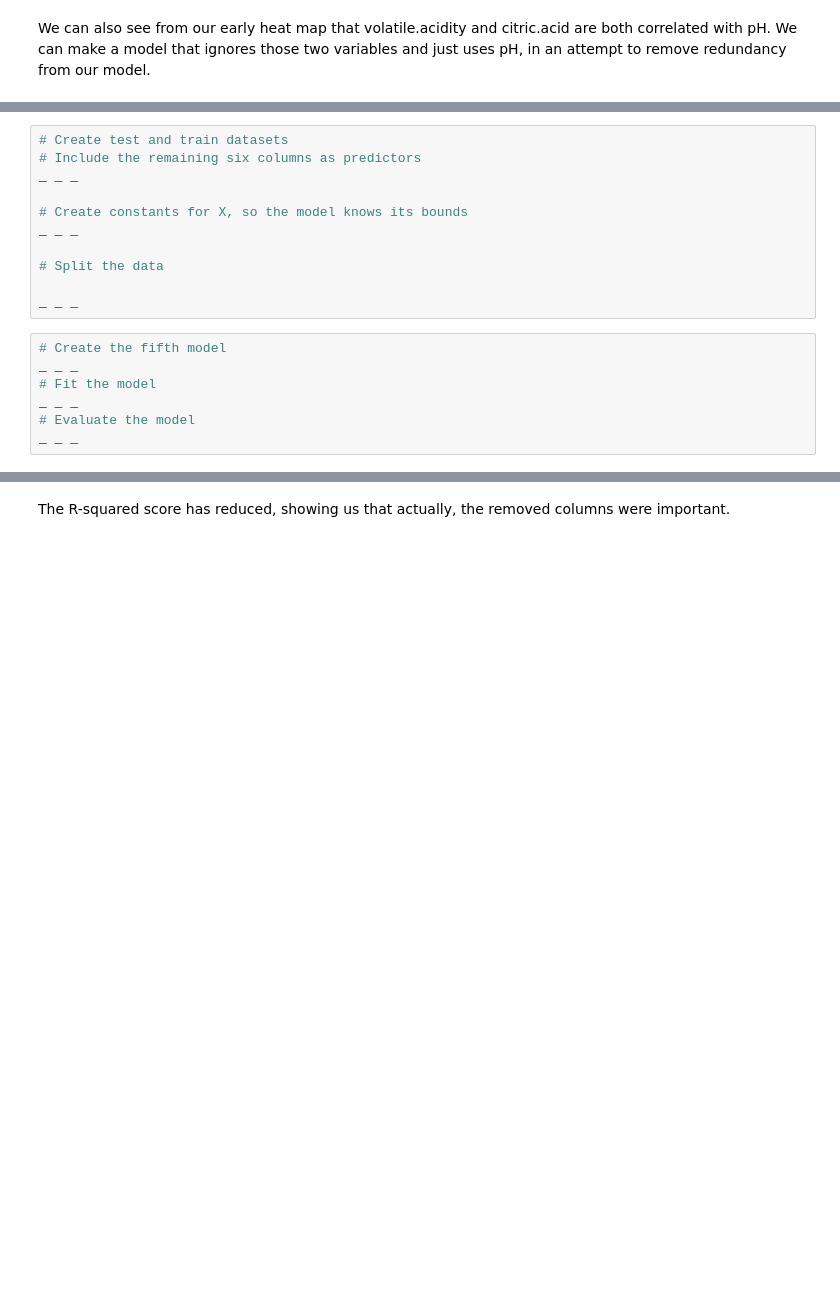
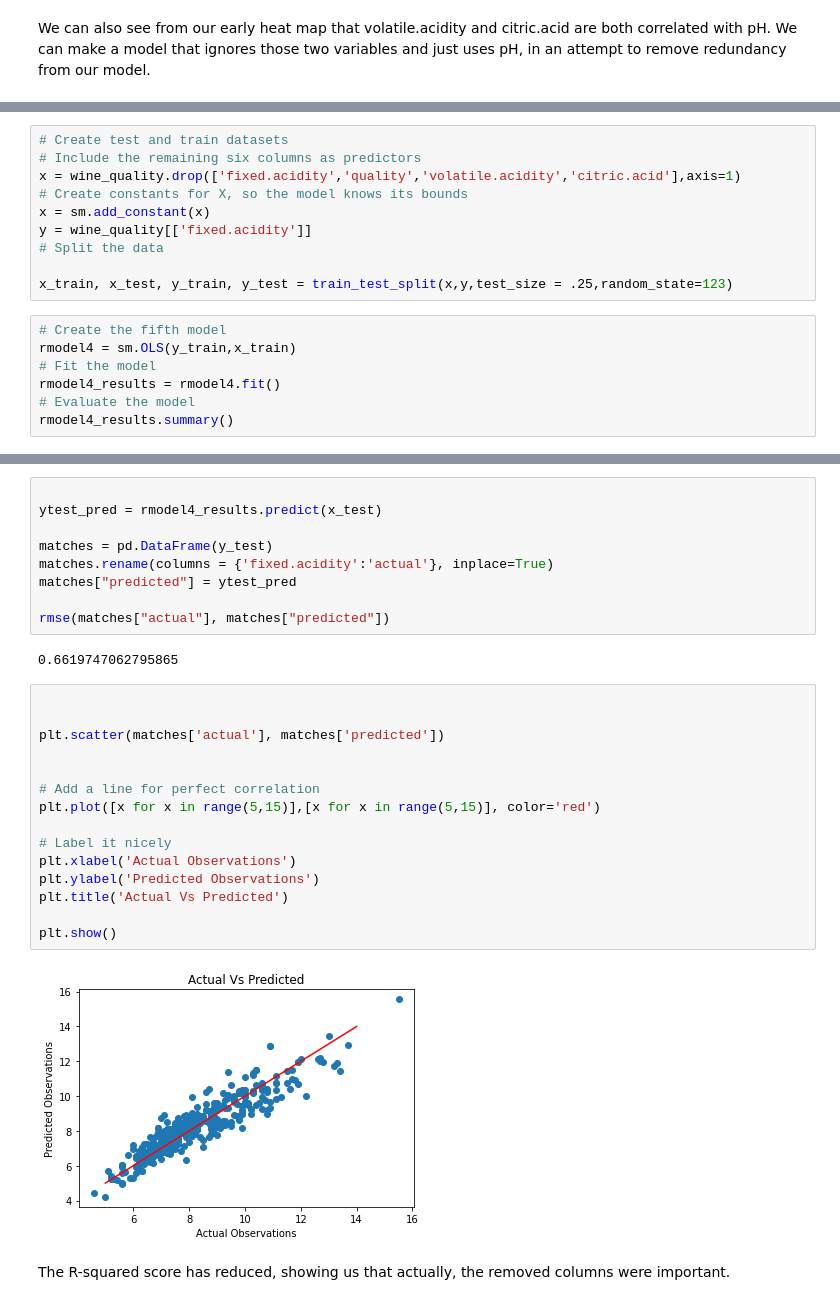
Before and after one commit to stevepereira91/Springboard-Coursework, a Jupyter notebook: Springboard Regression Case Study - the Red Wine Dataset - Tier 3.ipynb, the cells around one changed output, grey strips where cells are left out. Saved outputs shown, nothing was run; the diff lists cells and outputs as text; blank space fills up the shorter version.

```diff
--- a/Springboard Regression Case Study - the Red Wine Dataset - Tier 3.ipynb
+++ b/Springboard Regression Case Study - the Red Wine Dataset - Tier 3.ipynb
@@ -509,18 +615,17 @@ We can also see from our early heat map that volatile.acidity and citric.acid ar
 # %%
 # Create test and train datasets
 # Include the remaining six columns as predictors
-_ _ _
-
+x = wine_quality.drop(['fixed.acidity','quality','volatile.acidity','citric.acid'],axis=1)
 # Create constants for X, so the model knows its bounds
-_ _ _
-
+x = sm.add_constant(x)
+y = wine_quality[['fixed.acidity']]
 # Split the data
 
-_ _ _
+x_train, x_test, y_train, y_test = train_test_split(x,y,test_size = .25,random_state=123)
 # %%
 # Create the fifth model
-_ _ _
+rmodel4 = sm.OLS(y_train,x_train)
 # Fit the model
-_ _ _
+rmodel4_results = rmodel4.fit()
 # Evaluate the model
-_ _ _
+rmodel4_results.summary()
@@ -527,3 +662,31 @@ _ _ _
+# %%
+
+ytest_pred = rmodel4_results.predict(x_test)
+
+matches = pd.DataFrame(y_test)
+matches.rename(columns = {'fixed.acidity':'actual'}, inplace=True)
+matches["predicted"] = ytest_pred
+
+rmse(matches["actual"], matches["predicted"])
+# %% [output]
+0.6619747062795865
+# %%
+
+
+plt.scatter(matches['actual'], matches['predicted'])
+
+
+# Add a line for perfect correlation
+plt.plot([x for x in range(5,15)],[x for x in range(5,15)], color='red')
+
+# Label it nicely
+plt.xlabel('Actual Observations')
+plt.ylabel('Predicted Observations')
+plt.title('Actual Vs Predicted')
+
+plt.show()
+# %% [output]
+[figure, added]
 # %% [markdown]
 The R-squared score has reduced, showing us that actually, the removed columns were important.
 # %% [markdown]
```
Also changed, not shown: parts of 23 cells of this notebook.
